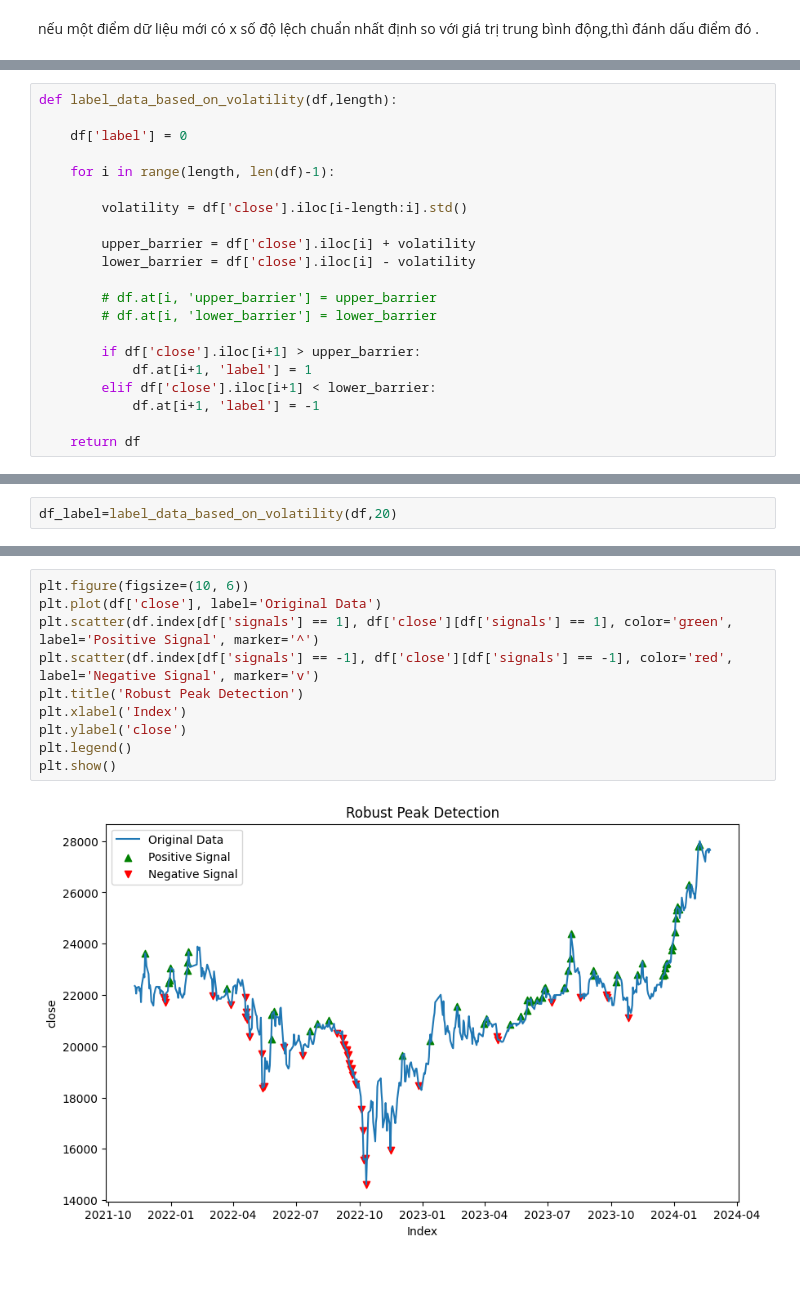
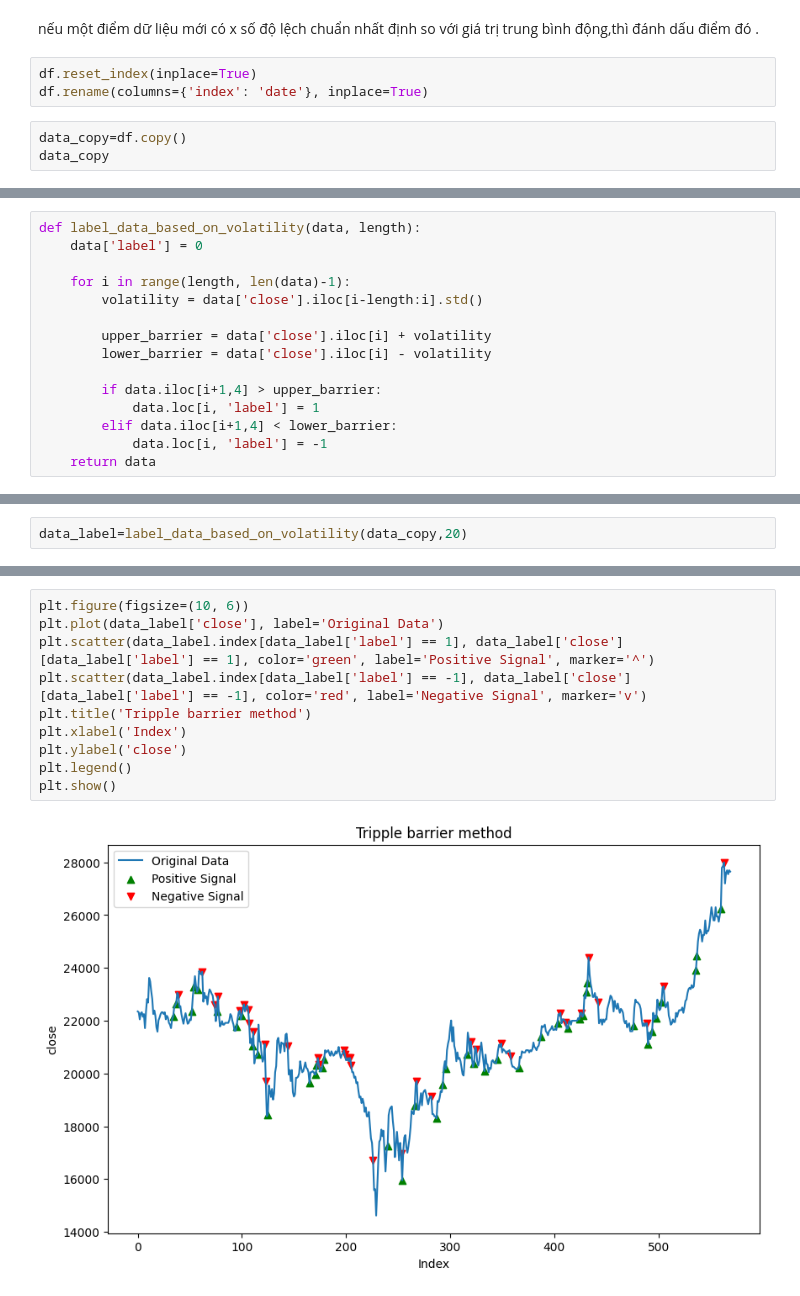
Before and after one commit to dtvn-training/2024-dn-python-stockprediction, a Jupyter notebook: Backend/prediction/predict.ipynb, the cells around one changed output, grey strips where cells are left out. Drawn from its saved outputs; the diff is of its cells as text.

Commit message:
update labeling

```diff
--- a/Backend/prediction/predict.ipynb
+++ b/Backend/prediction/predict.ipynb
@@ -327,3 +344,9 @@ plt.show()
 [figure]
 # %% [markdown]
  nếu một điểm dữ liệu mới có x số độ lệch chuẩn nhất định so với giá trị trung bình động,thì đánh dấu điểm đó .
+# %%
+df.reset_index(inplace=True)
+df.rename(columns={'index': 'date'}, inplace=True)
+# %%
+data_copy=df.copy()
+data_copy
@@ -330,21 +367,15 @@ plt.show()
 # %%
-def label_data_based_on_volatility(df,length):
+def label_data_based_on_volatility(data, length):
+    data['label'] = 0
 
-    df['label'] = 0
+    for i in range(length, len(data)-1):
+        volatility = data['close'].iloc[i-length:i].std()
 
-    for i in range(length, len(df)-1):
+        upper_barrier = data['close'].iloc[i] + volatility
+        lower_barrier = data['close'].iloc[i] - volatility
 
-        volatility = df['close'].iloc[i-length:i].std()
-
-        upper_barrier = df['close'].iloc[i] + volatility
-        lower_barrier = df['close'].iloc[i] - volatility
-
-        # df.at[i, 'upper_barrier'] = upper_barrier
-        # df.at[i, 'lower_barrier'] = lower_barrier
-
-        if df['close'].iloc[i+1] > upper_barrier:
-            df.at[i+1, 'label'] = 1
-        elif df['close'].iloc[i+1] < lower_barrier:
-            df.at[i+1, 'label'] = -1
-
-    return df
+        if data.iloc[i+1,4] > upper_barrier:
+            data.loc[i, 'label'] = 1
+        elif data.iloc[i+1,4] < lower_barrier:
+            data.loc[i, 'label'] = -1
+    return data
@@ -360,2 +382,2 @@ df.head()
 # %%
-df_label=label_data_based_on_volatility(df,20)
+data_label=label_data_based_on_volatility(data_copy,20)
@@ -378,12 +400,12 @@ df_label
 # %%
 plt.figure(figsize=(10, 6))
-plt.plot(df['close'], label='Original Data')
-plt.scatter(df.index[df['signals'] == 1], df['close'][df['signals'] == 1], color='green', label='Positive Signal', marker='^')
-plt.scatter(df.index[df['signals'] == -1], df['close'][df['signals'] == -1], color='red', label='Negative Signal', marker='v')
-plt.title('Robust Peak Detection')
+plt.plot(data_label['close'], label='Original Data')
+plt.scatter(data_label.index[data_label['label'] == 1], data_label['close'][data_label['label'] == 1], color='green', label='Positive Signal', marker='^')
+plt.scatter(data_label.index[data_label['label'] == -1], data_label['close'][data_label['label'] == -1], color='red', label='Negative Signal', marker='v')
+plt.title('Tripple barrier method')
 plt.xlabel('Index')
 plt.ylabel('close')
 plt.legend()
 plt.show()
 # %% [output]
-[figure, old version]
+[figure, new version]
```
Also changed, not shown: parts of 14 cells of this notebook.
